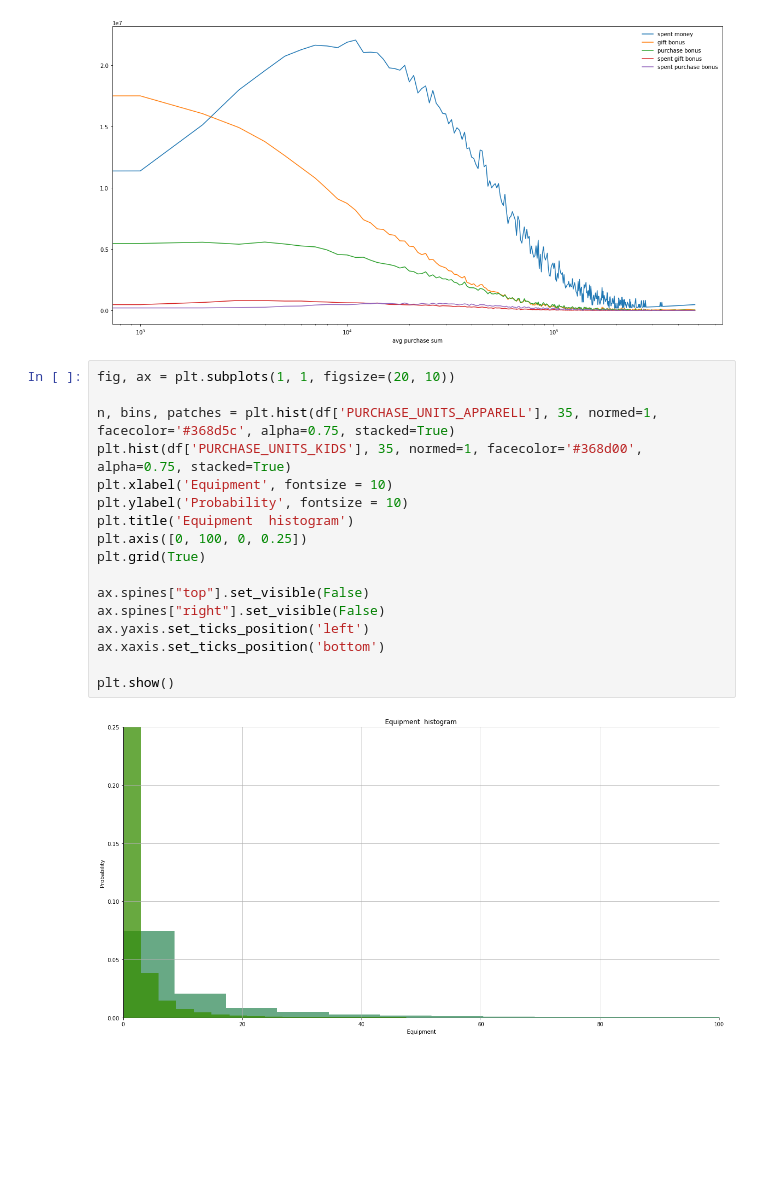
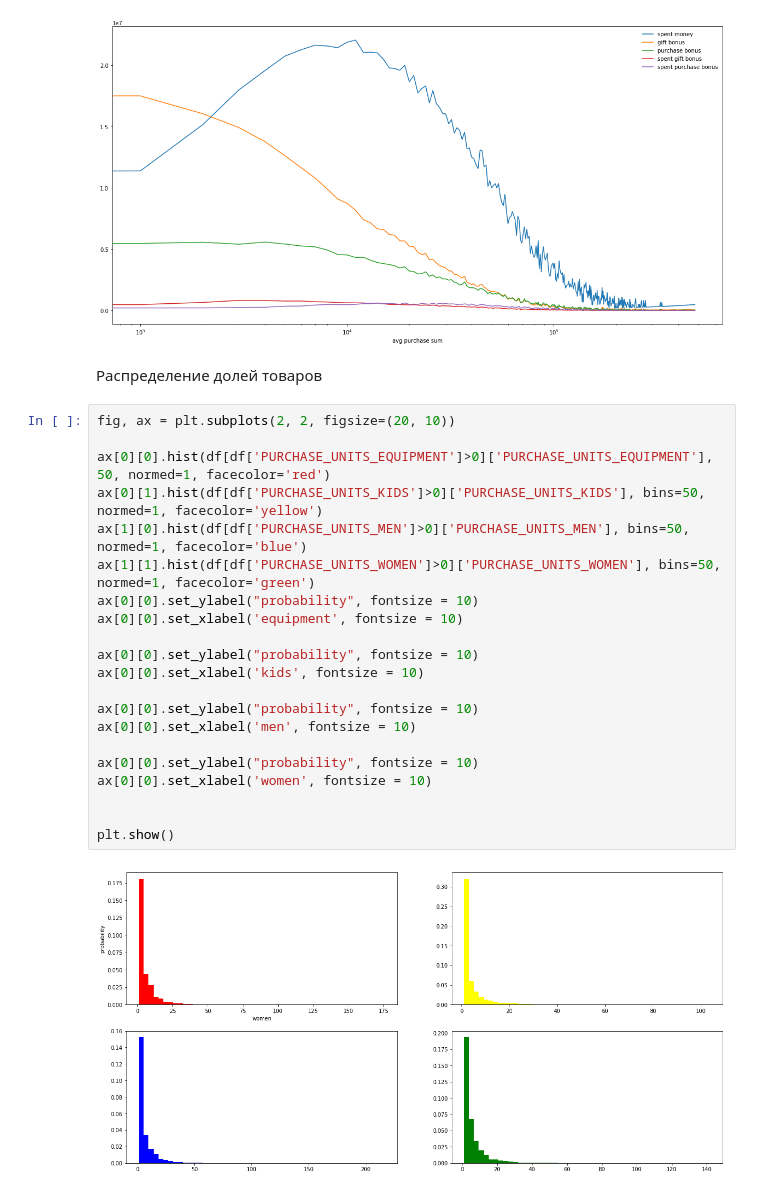
Before and after one commit to erlong15/bigdata_homework, a Jupyter notebook: homework2/homework2_2.ipynb, the cells around one changed output. Drawn from its saved outputs; the diff is of its cells as text; blank space fills up the shorter version.

Commit message:
5 graphs

```diff
--- a/homework2/homework2_2.ipynb
+++ b/homework2/homework2_2.ipynb
@@ -168,22 +168,28 @@ ax.set_xlabel('avg purchase sum', fontsize = 10)
 # %% [output]
 <matplotlib.text.Text at 0x...>
 [figure]
-# %%
-fig, ax = plt.subplots(1, 1, figsize=(20, 10))
-
-n, bins, patches = plt.hist(df['PURCHASE_UNITS_APPARELL'], 35, normed=1, facecolor='#368d5c', alpha=0.75, stacked=True)
-plt.hist(df['PURCHASE_UNITS_KIDS'], 35, normed=1, facecolor='#368d00', alpha=0.75, stacked=True)
-plt.xlabel('Equipment', fontsize = 10)
-plt.ylabel('Probability', fontsize = 10)
-plt.title('Equipment  histogram')
-plt.axis([0, 100, 0, 0.25])
-plt.grid(True)
-
-ax.spines["top"].set_visible(False)
-ax.spines["right"].set_visible(False)
-ax.yaxis.set_ticks_position('left')
-ax.xaxis.set_ticks_position('bottom')
-
-plt.show()
-# %% [output]
-[figure, removed]
+# %% [markdown]
+Распределение долей товаров
+# %%
+fig, ax = plt.subplots(2, 2, figsize=(20, 10))
+
+ax[0][0].hist(df[df['PURCHASE_UNITS_EQUIPMENT']>0]['PURCHASE_UNITS_EQUIPMENT'], 50, normed=1, facecolor='red')
+ax[0][1].hist(df[df['PURCHASE_UNITS_KIDS']>0]['PURCHASE_UNITS_KIDS'], bins=50, normed=1, facecolor='yellow')
+ax[1][0].hist(df[df['PURCHASE_UNITS_MEN']>0]['PURCHASE_UNITS_MEN'], bins=50, normed=1, facecolor='blue')
+ax[1][1].hist(df[df['PURCHASE_UNITS_WOMEN']>0]['PURCHASE_UNITS_WOMEN'], bins=50, normed=1, facecolor='green')
+ax[0][0].set_ylabel("probability", fontsize = 10)
+ax[0][0].set_xlabel('equipment', fontsize = 10)
+
+ax[0][0].set_ylabel("probability", fontsize = 10)
+ax[0][0].set_xlabel('kids', fontsize = 10)
+
+ax[0][0].set_ylabel("probability", fontsize = 10)
+ax[0][0].set_xlabel('men', fontsize = 10)
+
+ax[0][0].set_ylabel("probability", fontsize = 10)
+ax[0][0].set_xlabel('women', fontsize = 10)
+
+
+plt.show()
+# %% [output]
+[figure, added]
```
